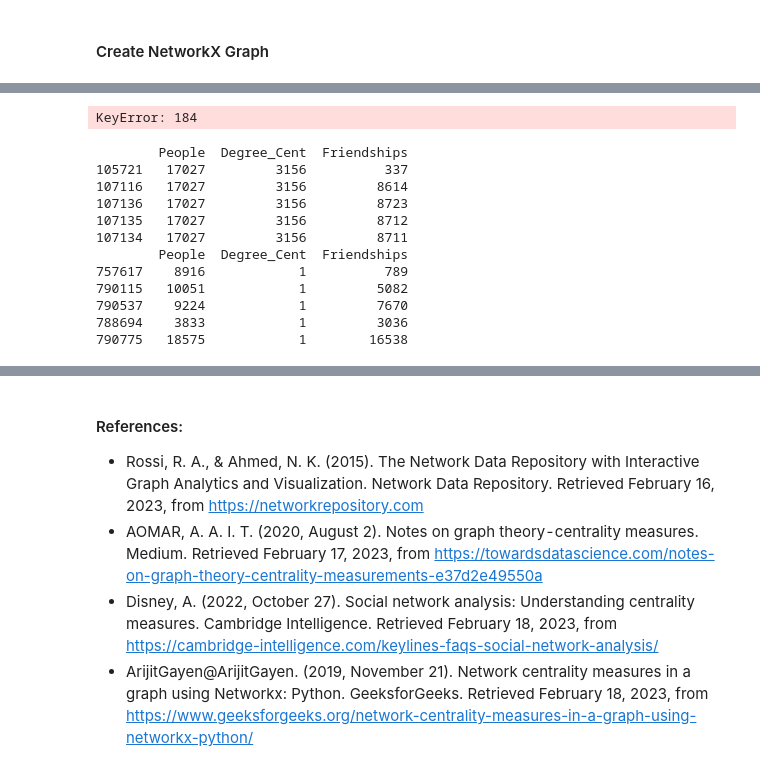
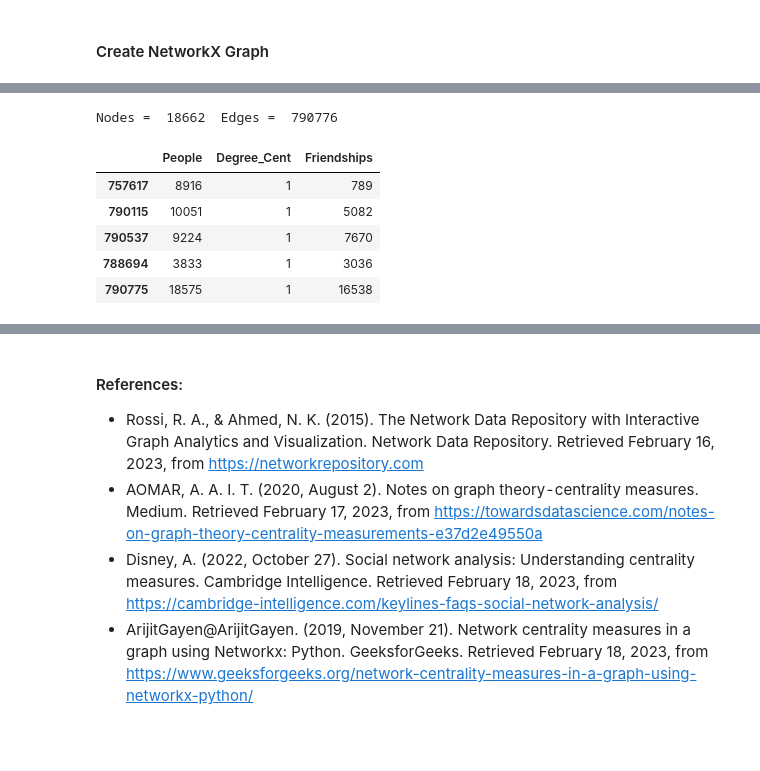
Before and after one commit to letisalba/Data-620, a Jupyter notebook: Week-4/Data 620 - Project 1.ipynb, the cells around one changed output, grey strips where cells are left out. Cells and saved outputs as stored; diff of their text form; code cells hidden in the pictures; blank space fills up the shorter version.

```diff
--- a/Week-4/Data 620 - Project 1.ipynb
+++ b/Week-4/Data 620 - Project 1.ipynb
@@ -142,13 +100,18 @@ list(G.nodes(data=True))[0:10]
-# %%
-pos = nx.spring_layout(df)
-betCent = nx.betweenness_centrality(df, normalized=True, endpoints=True)
-node_color = [20000.0 * df.degree(v) for v in df]
-node_size =  [v * 10000 for v in betCent.values()]
-plt.figure(figsize=(20,20))
-nx.draw_networkx(df, pos=pos, with_labels=False,
-                 node_color=node_color,
-                 node_size=node_size )
-plt.axis('off')
-sorted(betCent, key=betCent.get, reverse=True)[:5]
-# %% [output]
-KeyError: 184
+# %%
+for i, elrow in df.iterrows():
+    G.add_node(elrow[0])
+    G.add_node(elrow[1])
+
+    if G.has_edge(elrow[0], elrow[1]):
+            # edge already exists, increase weight by one
+            G[elrow[0]][elrow[1]]['weight'] += 1
+    else:
+            # add new edge with weight 1
+            G.add_edge(elrow[0], elrow[1], weight = 1)
+
+
+G_nodes = G.number_of_nodes()
+G_edges = G.number_of_edges()
+print("Nodes = ", G_nodes, " Edges = ",G_edges)
+# %% [output]
+Nodes =  18662  Edges =  790776
@@ -155,24 +128,18 @@ KeyError: 184
 # %%
 # Calculate degree centrality
 degree = nx.degree(G)
 df_2 = pd.DataFrame(degree, columns = ['People','Degree_Cent'])
 df_2 = pd.merge(df_2, df, on='People', how='inner')
 df2 = df_2.sort_values('Degree_Cent', ascending = False)
-print(df2.head())
-print(df2.tail())
+df2.head()
+df2.tail()
 # %% [output]
-        People  Degree_Cent  Friendships
-105721   17027         3156          337
-107116   17027         3156         8614
-107136   17027         3156         8723
-107135   17027         3156         8712
-107134   17027         3156         8711
-        People  Degree_Cent  Friendships
-757617    8916            1          789
-790115   10051            1         5082
-790537    9224            1         7670
-788694    3833            1         3036
-790775   18575            1        16538
+|  | People | Degree_Cent | Friendships |
+| 757617 | 8916 | 1 | 789 |
+| 790115 | 10051 | 1 | 5082 |
+| 790537 | 9224 | 1 | 7670 |
+| 788694 | 3833 | 1 | 3036 |
+| 790775 | 18575 | 1 | 16538 |
 # %%
 # Calculate eigenvector centrality
 eigen = nx.eigenvector_centrality(G)
```
Also changed, not shown: parts of 15 cells of this notebook, 3 other files.
